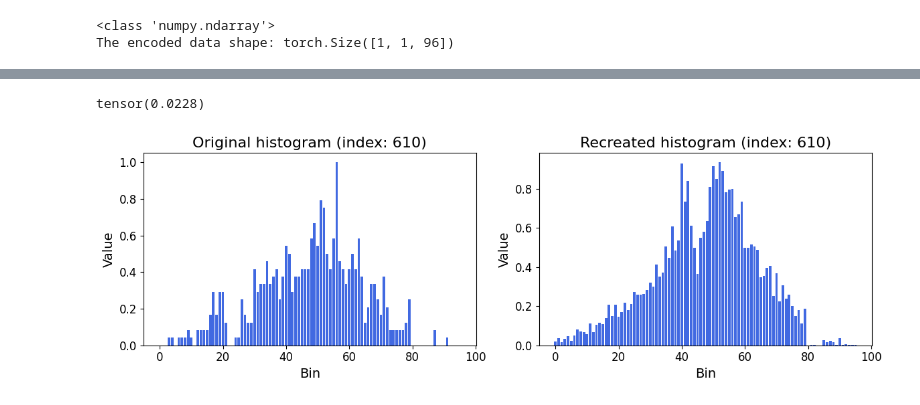
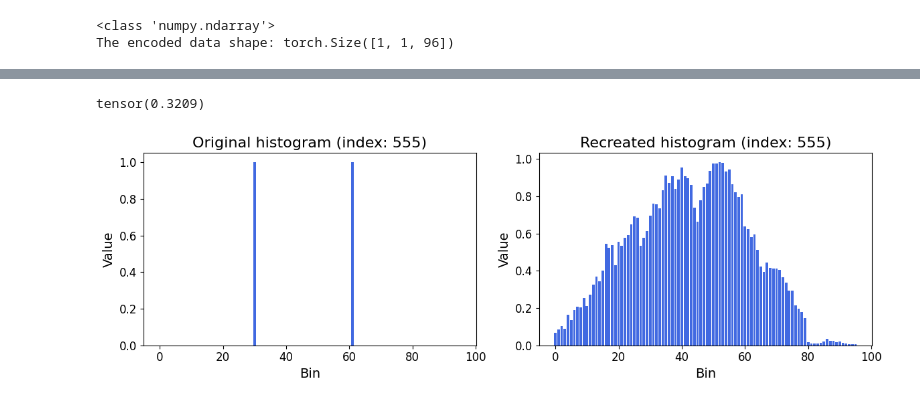
Before and after one commit to jHrdy/vyzkumak, a Jupyter notebook: src/anomaly_detection/deep_learning/autoencoders/ae_conv_v3.ipynb, the cells around one changed output, grey strips where cells are left out. Drawn from its saved outputs; the diff is of its cells as text; code cells hidden in the pictures.

```diff
--- a/src/anomaly_detection/deep_learning/autoencoders/ae_conv_v3.ipynb
+++ b/src/anomaly_detection/deep_learning/autoencoders/ae_conv_v3.ipynb
@@ -182,7 +168,7 @@ test_dataset = HistDataset(X_test)
 train_loader = DataLoader(train_dataset, batch_size=batch_size, shuffle=True)
 test_loader = DataLoader(test_dataset, batch_size=batch_size, shuffle=False)
 
-ae_conv = AE()
+ae_conv = AE_low()
 
 def loss_fct(x, y):
     return 0.95 * nn.KLDivLoss()(x, y) + 0.05 * nn.MSELoss()(x, y)
@@ -202,7 +188,7 @@ train_losses, val_losses, ae_conv = train_ae(n_epochs=250,
                                              criterion=criterion,
                                              add_regularization=True,
                                              lam=lam,
-                                             save_checkpoints=True,
+                                             save_checkpoints=False,
                                              saving_after_epoch=20,
                                              model_name="ae_conv_v3.1_Wass_Reg",
                                              input_dim=96,
@@ -340,30 +323,30 @@ plot_selected(preds, [18, 101, 257, 410])
 # %%
-idx = 610
+idx = 555
 
 ae_conv.eval()
 pred = ae_conv(full_dataset[idx].reshape(1, 1, 96)).detach()
 
 criterion = nn.MSELoss()
 loss = criterion(pred, full_dataset[idx])
 pred = pred.squeeze().numpy()
 
 fig, axes = plt.subplots(1, 2, figsize=(12, 4))
 
 axes[0].bar(range(len(pred)), full_dataset[idx].squeeze(), zorder=1, color='royalblue')
 axes[0].set_title(f"Original histogram (index: {idx})")
 axes[0].set_xlabel("Bin")
 axes[0].set_ylabel("Value")
 
 axes[1].bar(range(len(pred)), pred, zorder=1, color='royalblue')
 axes[1].set_title(f"Recreated histogram (index: {idx})")
 axes[1].set_xlabel("Bin")
 axes[1].set_ylabel("Value")
 plt.tight_layout()
 print(loss)
 plt.show()
 # %% [output]
-tensor(0.0228)
+tensor(0.3209)
-[figure, old version]
+[figure, new version]
 # %%
 score_dict = {idx : s for idx, s in enumerate(score)}
 indexes_sorted_by_score = sorted(score_dict, key=lambda x: score_dict[x], reverse=True)
```
Also changed, not shown: parts of 9 cells of this notebook, 1 other file.
